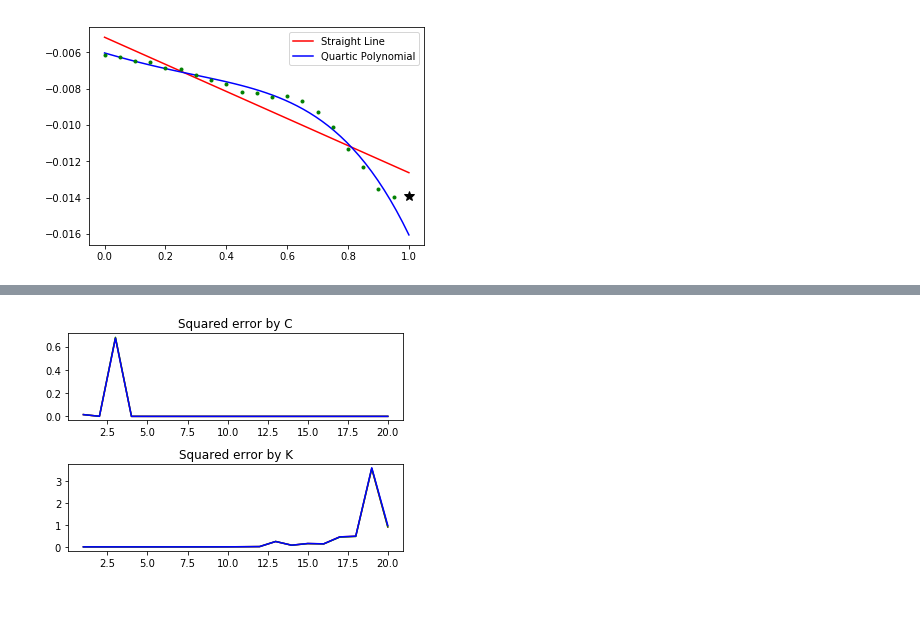
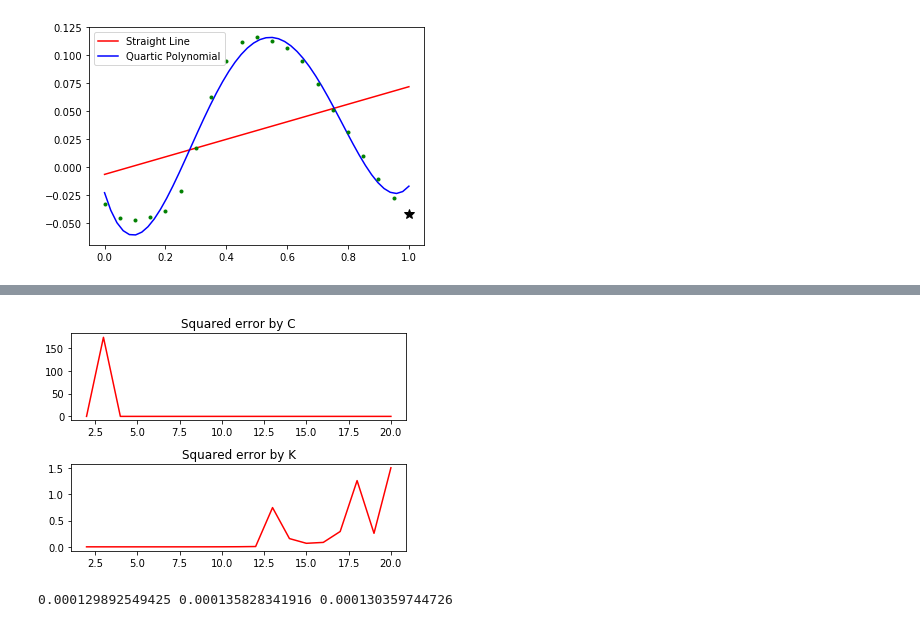
Before and after one commit to mjjszzj/MLPR_A1, a Jupyter notebook: yuni_main.ipynb, the cells around one changed output, grey strips where cells are left out. Saved outputs shown, nothing was run; the diff lists cells and outputs as text; code cells hidden in the pictures.

```diff
--- a/yuni_main.ipynb
+++ b/yuni_main.ipynb
@@ -11,6 +11,7 @@ amp_data = io.loadmat('/afs/inf.ed.ac.uk/group/teaching/mlprdata/audio/amp_data.
 arr_len = amp_data['amp_data'].shape[0]
 split = int(int(arr_len/21)*21)
 amp_data = amp_data['amp_data'][0:split,:].reshape(-1, 21)
+np.random.seed(0)
 np.random.shuffle(amp_data)
 
 #Make train, validation, test sets
@@ -54,64 +55,62 @@ def Phi(C, K):
     phi_matrix = []
     for i in [float(t)/20.0 for t in range(20-C,20)]:
         feature = []
-        for j in range(K+1):
+        for j in range(K):
             feature.append(i**j)
         phi_matrix.append(feature)
     return np.array(phi_matrix)
 
 def make_vv(C, K):
     features = Phi(C,K)
-    phi_1 = np.ones(K+1)
-    return np.linalg.inv(features.T.dot(features)).dot(features.T).T.dot(phi_1)
-
+    phi_1 = np.ones(K)
+    a = np.linalg.inv(np.dot(features.T, features))
+    return  np.dot(np.dot(features, a), phi_1)
 #predictions
-vector_K1 = make_vv(20,1)
+vector_K1 = make_vv(20,2)
 print(1.0*s_fit[1]+s_fit[0])
 print(vector_K1.dot(y.T))
 
-vector_K4 = make_vv(20,4)
+vector_K4 = make_vv(20,5)
 x_=1.0
 print(q_fit[0]+q_fit[1]*x_+q_fit[2]*x_**2+q_fit[3]*x_**3+q_fit[4]*x_**4)
 print(vector_K4.dot(y.T))
 
-def square_error(y, f_x):
-    return (y-f_x)**2
 
 def mean_squared_error(Y, X):
     return np.sum([np.power(Y-X,2)])/Y.shape[0]
 
 #evaluate predictors
 res_C_train =[]
-res_C_val =[]
-res_C_test =[]
-for i in range(1,21):
+for i in range(2,21):
     vector = make_vv(i,4)
     res_C_train.append(mean_squared_error(y_shuf_train, vector.dot(X_shuf_train[:,20-i:20].T)))
-    res_C_val.append(mean_squared_error(y_shuf_val, vector.dot(X_shuf_val[:,20-i:20].T)))
-    res_C_test.append(mean_squared_error(y_shuf_test, vector.dot(X_shuf_test[:,20-i:20].T)))
+
+min_C = np.argmin(res_C_train)+2
 
 res_K_train =[]
-res_K_val =[]
-res_K_test =[]
-for i in range(1,21):
+for i in range(2,21):
     vector = make_vv(20,i)
     res_K_train.append(mean_squared_error(y_shuf_train, vector.dot(X_shuf_train.T)))
-    res_K_val.append(mean_squared_error(y_shuf_val, vector.dot(X_shuf_val.T)))
-    res_K_test.append(mean_squared_error(y_shuf_test, vector.dot(X_shuf_test.T)))
-    if(i==1):
-        print(res_K_train[0:3],res_K_val[0:3],res_K_test[0:3])
+min_K = np.argmin(res_K_train)+2
+
+print(min_C, min_K)
 
 f, ax = plt.subplots(2)
 f.subplots_adjust(hspace=0.5)
 
-ax[0].plot(np.arange(1,21), res_C_train, 'r')
-ax[0].plot(np.arange(1,21), res_C_val, 'g')
-ax[0].plot(np.arange(1,21), res_C_test, 'b')
+ax[0].plot(np.arange(2,21), res_C_train, 'r')
 ax[0].set_title('Squared error by C')
-ax[1].plot(np.arange(1,21), res_K_train, 'r')
-ax[1].plot(np.arange(1,21), res_K_val, 'g')
-ax[1].plot(np.arange(1,21), res_K_test, 'b')
+ax[1].plot(np.arange(2,21), res_K_train, 'r')
 ax[1].set_title('Squared error by K')
 plt.show()
+
+min_vector = make_vv(min_C, min_K)
+train_err = mean_squared_error(y_shuf_train, min_vector.dot(X_shuf_train[:,20-min_C:20].T))
+test_err = mean_squared_error(y_shuf_test, min_vector.dot(X_shuf_test[:,20-min_C:20].T))
+val_err = mean_squared_error(y_shuf_val, min_vector.dot(X_shuf_val[:,20-min_C:20].T))
+
+print(train_err, val_err, test_err)
+
+## 4. Fitting linear predictors across many snippets
 # %% [output]
-[figure, old version]
+[figure, new version]
@@ -135 +134,2 @@ plt.show()
-[figure, old version]
+[figure, new version]
+0.000129892549425 0.000135828341916 0.000130359744726
```
Also changed, not shown: parts of 1 cell of this notebook.
